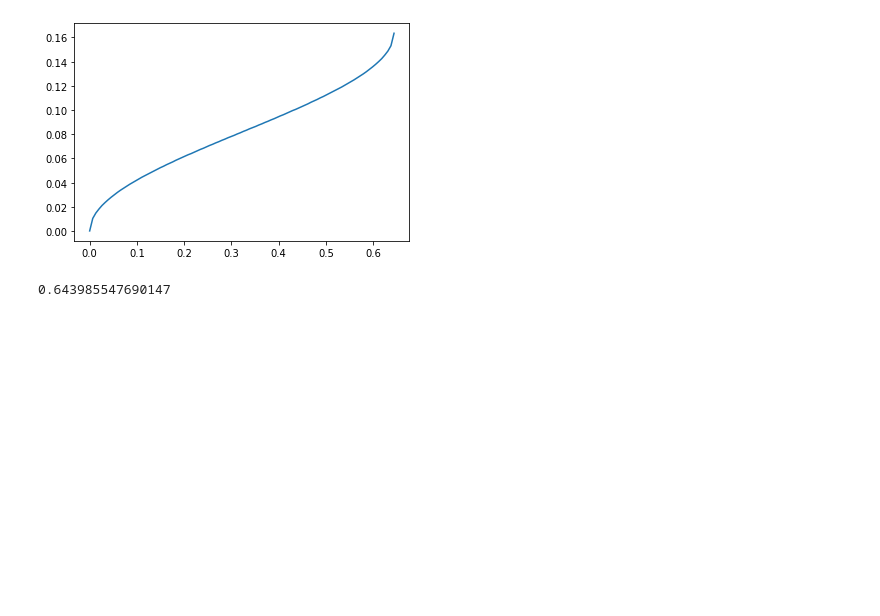
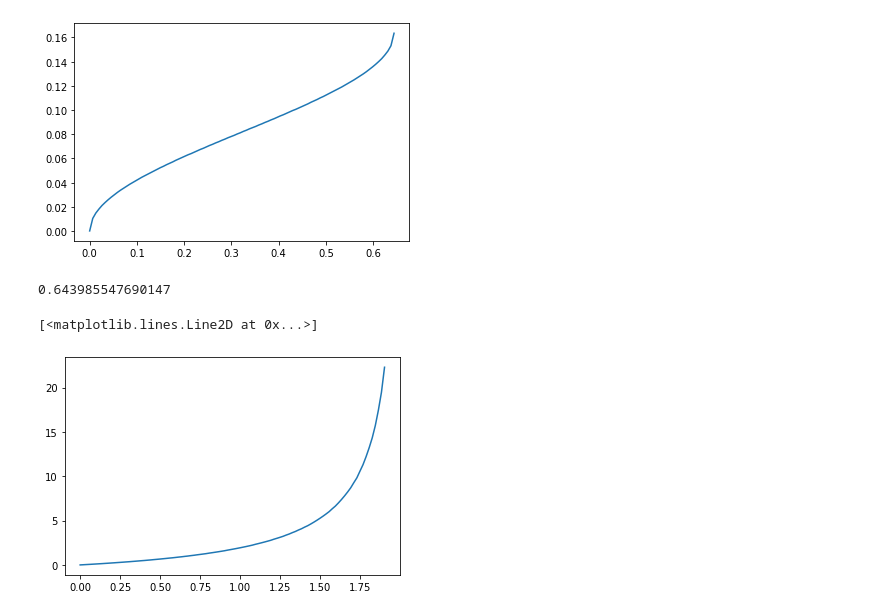
Before and after one commit to CovingtonResearchGroup/champ, a Jupyter notebook: Steady_flow_solver.ipynb, the cells around one changed output. Saved outputs shown, nothing was run; the diff lists cells and outputs as text; code cells hidden in the pictures; blank space fills up the shorter version.

```diff
--- a/Steady_flow_solver.ipynb
+++ b/Steady_flow_solver.ipynb
@@ -94,3 +162,16 @@ plot(ds,Q)
 xcs[0].ymax-xcs[0].ymin
 # %% [output]
 0.643985547690147
+# %%
+x, y = genCirc(1.,d=1000)
+xc = CrossSection(x,y)
+maxdepth = xc.ymax - xc.ymin
+depths = linspace(0.0005*maxdepth,0.95*maxdepth,100)
+res = zeros(100)
+
+for i,depth in enumerate(depths):
+    res[i] = xc.crit_flow_depth_residual(depth,0.25)
+plot(depths, res)
+# %% [output]
+[<matplotlib.lines.Line2D at 0x...>]
+[figure, added]
```
Also changed, not shown: parts of 7 cells of this notebook, 2 other files.
